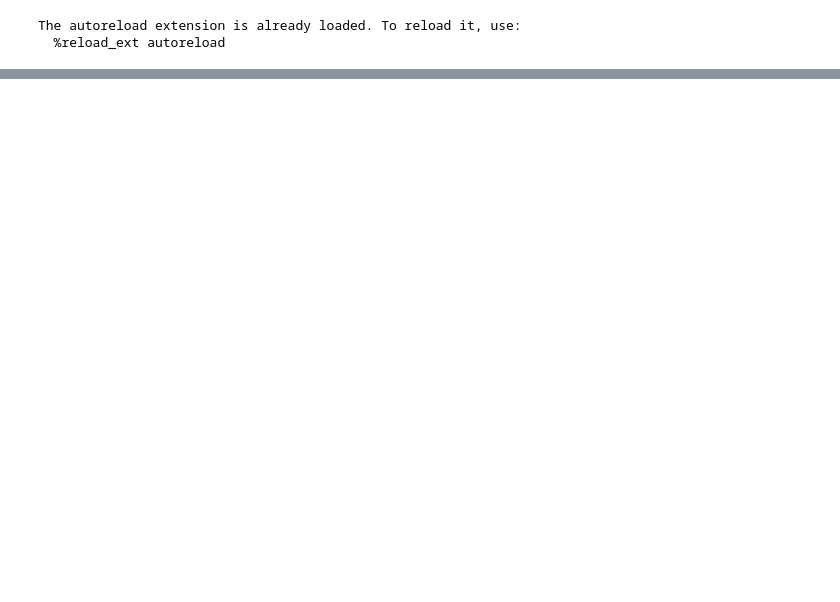
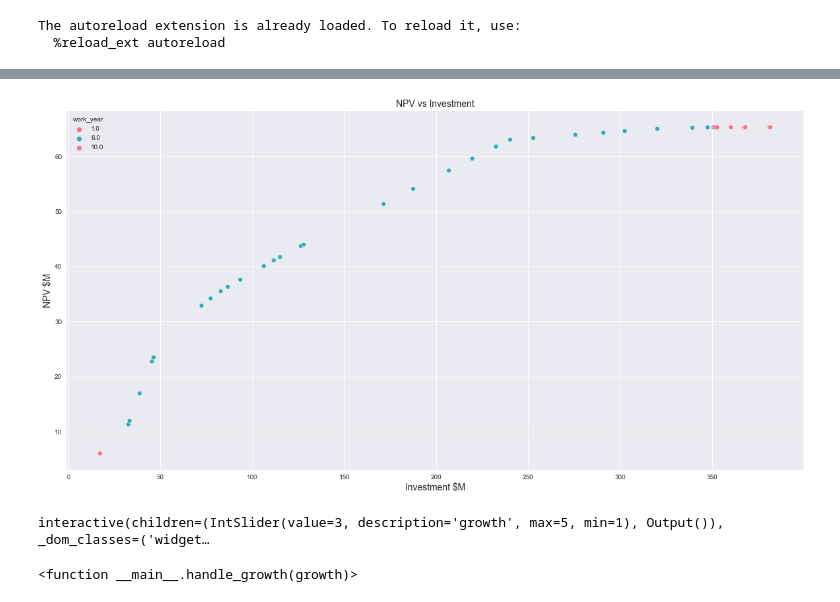
Before and after one commit to vnopenroads/roads-cba-py, a Jupyter notebook: notebooks/Mapping_Kepler.ipynb, the cells around one changed output, grey strips where cells are left out. Cells and saved outputs as stored; diff of their text form; code cells hidden in the pictures; blank space fills up the shorter version.

```diff
--- a/notebooks/Mapping_Kepler.ipynb
+++ b/notebooks/Mapping_Kepler.ipynb
@@ -69,0 +82,30 @@ interactive(children=(IntSlider(value=3, description='growth', max=5, min=1), Ou
+# %%
+%%time
+def generate_outputs(growth, limit):
+    foo = gdf.assign(section_traffic_growth = growth).head(limit)
+    input = foo.apply(lambda row: Section.from_row(row), axis=1)
+    output = [cba_model.compute_cba_for_section(i) for i in input]
+
+    output = pd.DataFrame([e.to_dict() for e in output])
+    cols_to_drop = [e for e in list(output.columns) if re.match('.*_[0-9].*', e)]
+    output = output.drop(columns=cols_to_drop)
+
+    map_data = gdf.merge(output, left_on='way_id_district', right_on='orma_way_id')
+
+    map_data.sort_values(by=['work_year', 'npv_cost'], ascending=[True, False], inplace=True)
+    map_data['cum_investment'] = np.cumsum(map_data['work_cost'])
+    map_data['cum_npv'] = np.cumsum(map_data.npv)
+
+    return map_data
+
+
+def plot_cum_npv(map_data):
+    plt.figure(figsize=(20,10))
+    sns.scatterplot(data=map_data, x='cum_investment', y='cum_npv', hue='work_year', palette='husl')
+    plt.xlabel("Investment $M", fontsize=14)
+    plt.ylabel("NPV $M", fontsize=14)
+    plt.title(f'NPV vs Investment', fontsize=14)
+
+full_data = generate_outputs(3, 50) # len(gdf))
+plot_cum_npv(full_data)
+# %% [output]
@@ -70,3 +114,16 @@ interactive(children=(IntSlider(value=3, description='growth', max=5, min=1), Ou
+[figure, added]
+# %%
+def handle_growth(growth):
+    df = generate_outputs(growth, 200)
+    plot_cum_npv(df)
+    plt.figure()
+    invest_by_year = df.groupby('work_year')['work_cost'].sum().reset_index()
+    sns.barplot(data=invest_by_year, x='work_year', y='work_cost',  palette='Set2')
+
+interact(handle_growth, growth=(1,5,1))
+# %% [output]
+interactive(children=(IntSlider(value=3, description='growth', max=5, min=1), Output()), _dom_classes=('widget…
+<function __main__.handle_growth(growth)>
 # %%
 config_file = join('.', 'kepler_config.json')
 with open(config_file, 'r') as file:
```
Also changed, not shown: parts of 7 cells of this notebook, 4 other files.
